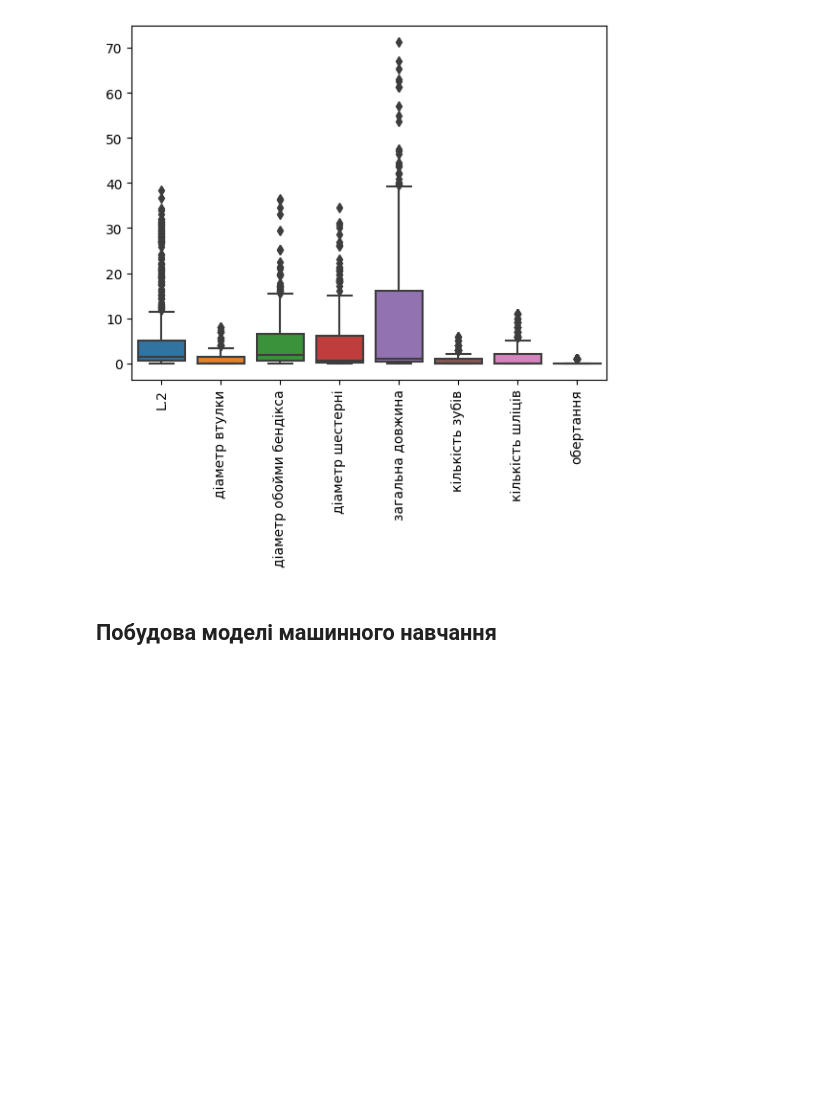
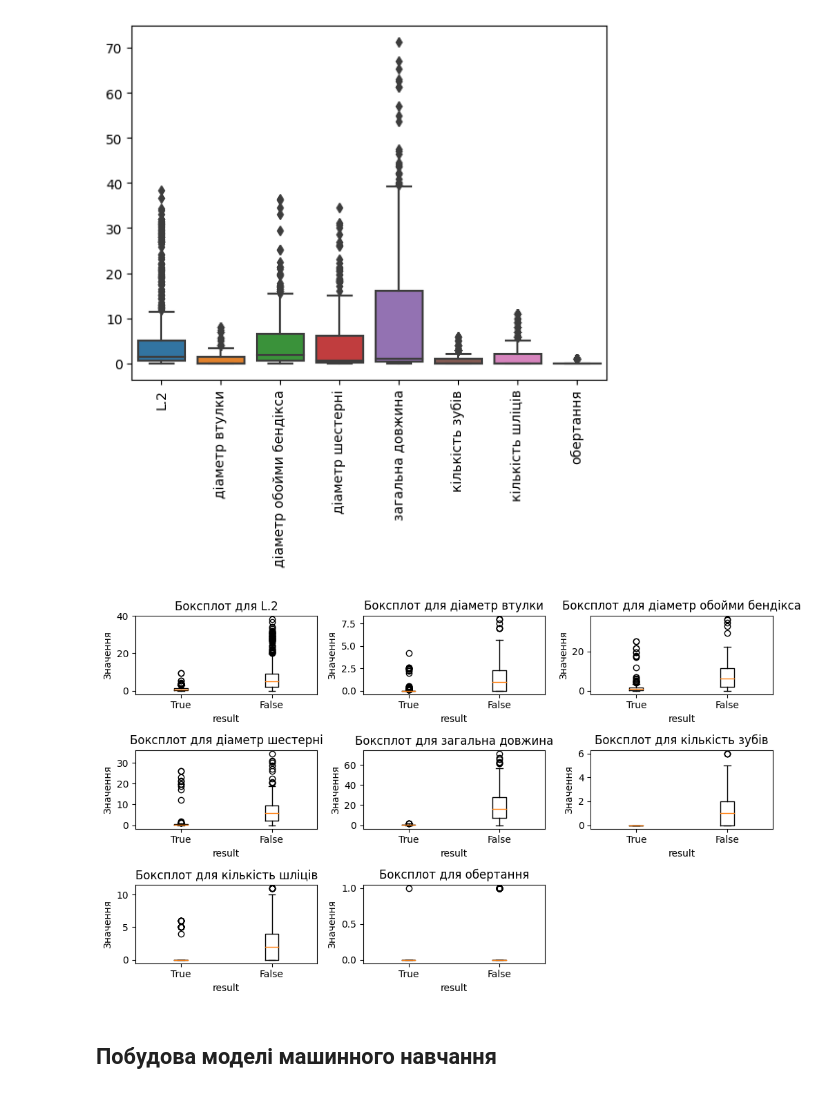
Before and after one commit to KonstantinKozhemiakin/ProjectDetectCross, a Jupyter notebook: project.ipynb, the cells around one changed output. Cells and saved outputs as stored; diff of their text form; code cells hidden in the pictures; blank space fills up the shorter version.

Commit message:
add proj description and boxplot

```diff
--- a/project.ipynb
+++ b/project.ipynb
@@ -461,6 +461,24 @@ plt.gca().xaxis.set_tick_params(rotation=90)
 plt.show()
 # %% [output]
 [figure]
+# %%
+grouped_data = data.groupby('result')
+
+plt.figure(figsize=(10, 6))
+
+columns_to_plot = data.columns[2:10]
+
+for i, col in enumerate(columns_to_plot):
+    plt.subplot(3, 3, i+1)
+    plt.boxplot([grouped_data.get_group(True)[col], grouped_data.get_group(False)[col]], labels=['True', 'False'])
+    plt.xlabel('result')
+    plt.ylabel('Значення')
+    plt.title(f'Боксплот для {col}')
+
+plt.tight_layout()
+plt.show()
+# %% [output]
+[figure, added]
 # %% [markdown]
 ## Побудова моделі машинного навчання
 # %%
```
Also changed, not shown: 1 other file.
